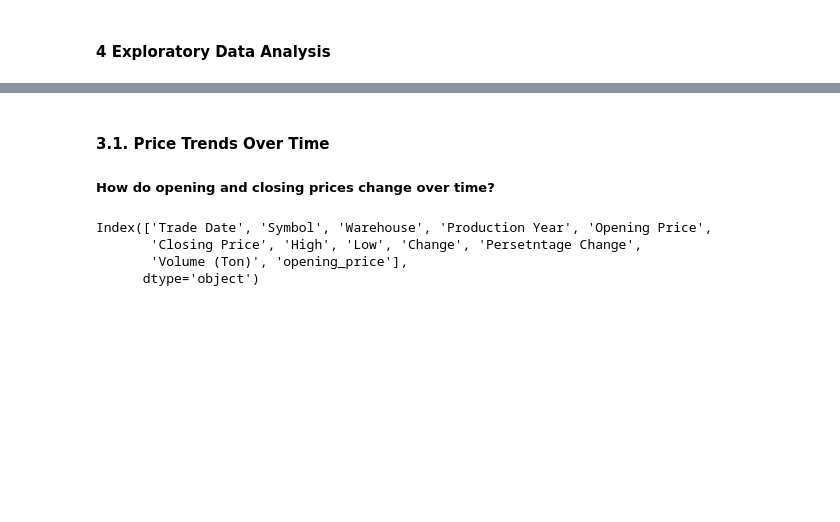
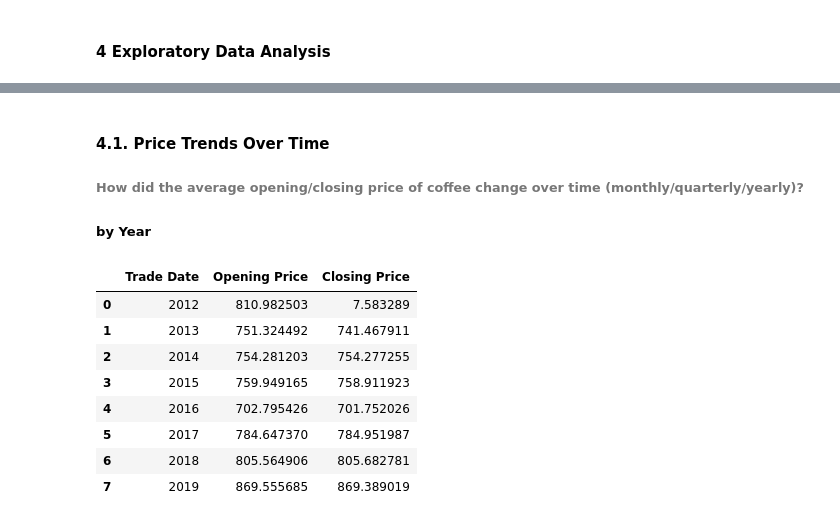
Before and after one commit to natnaelaster/data-analysis-projects, a Jupyter notebook: ETH_Coffee python + tablue/ethio-coffe-exchange.ipynb, the cells around one changed output, grey strips where cells are left out. Cells and saved outputs as stored; diff of their text form; code cells hidden in the pictures; blank space fills up the shorter version.

```diff
--- a/ETH_Coffee python + tablue/ethio-coffe-exchange.ipynb
+++ b/ETH_Coffee python + tablue/ethio-coffe-exchange.ipynb
@@ -234,10 +220,17 @@ change_ecx.describe()
 # %% [markdown]
-#### 3.1. Price Trends Over Time
-##### How do opening and closing prices change over time?
+#### 4.1. Price Trends Over Time
+###### How did the average opening/closing price of coffee change over time (monthly/quarterly/yearly)?
+##### by Year
-# %%
-change_ecx.columns
-# %% [output]
-Index(['Trade Date', 'Symbol', 'Warehouse', 'Production Year', 'Opening Price',
-       'Closing Price', 'High', 'Low', 'Change', 'Persetntage Change',
-       'Volume (Ton)', 'opening_price'],
-      dtype='object')
+# %%
+yearly_price_trade = ecx[['Opening Price', 'Closing Price']].groupby(ecx['Trade Date'].dt.year).mean()
+yearly_price_trade.reset_index()
+# %% [output]
+|  | Trade Date | Opening Price | Closing Price |
+| 0 | 2012 | 810.982503 | 7.583289 |
+| 1 | 2013 | 751.324492 | 741.467911 |
+| 2 | 2014 | 754.281203 | 754.277255 |
+| 3 | 2015 | 759.949165 | 758.911923 |
+| 4 | 2016 | 702.795426 | 701.752026 |
+| 5 | 2017 | 784.647370 | 784.951987 |
+| 6 | 2018 | 805.564906 | 805.682781 |
+| 7 | 2019 | 869.555685 | 869.389019 |
```
Also changed, not shown: parts of 10 cells of this notebook, 2 other files.
